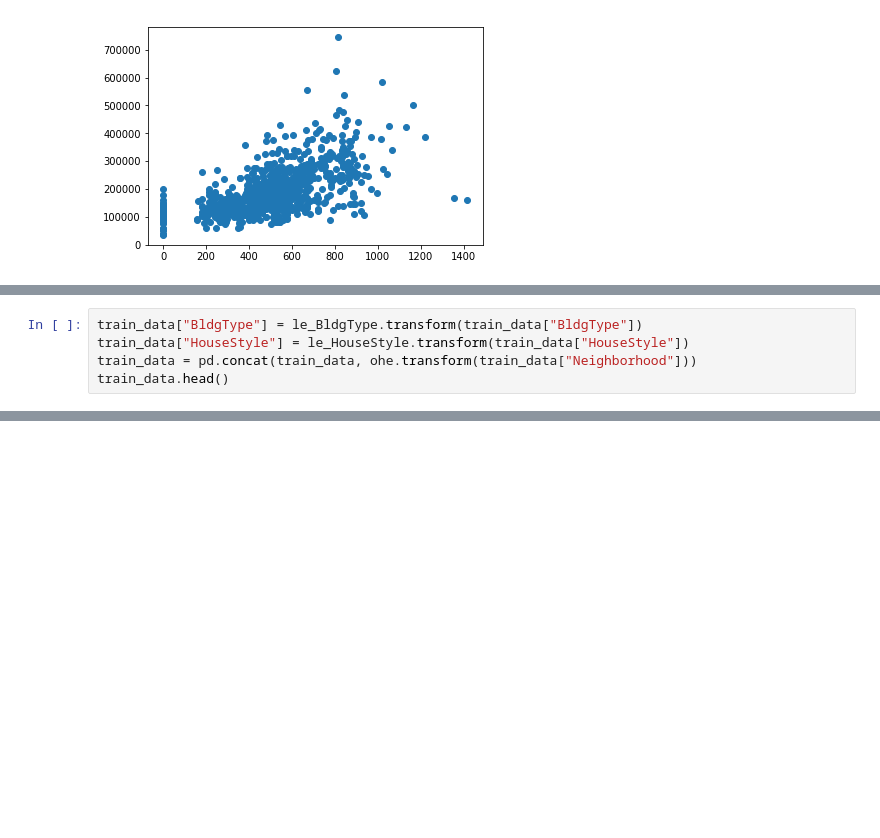
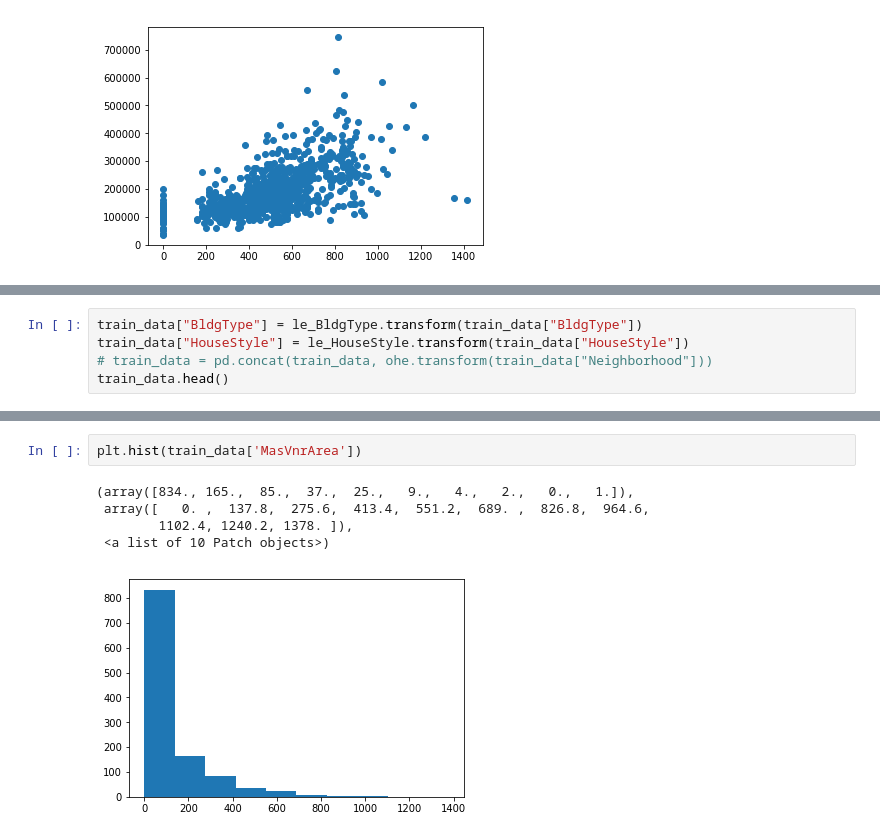
Before and after one commit to Copa6/kaggle-housing-prediction, a Jupyter notebook: house_price_prediction.ipynb, the cells around one changed output, grey strips where cells are left out. Cells and saved outputs as stored; diff of their text form; blank space fills up the shorter version.

```diff
--- a/house_price_prediction.ipynb
+++ b/house_price_prediction.ipynb
@@ -360,7 +360,7 @@ Reshape your data either using array.reshape(-1, 1) if your data has a single fe
 # %%
 train_data["BldgType"] = le_BldgType.transform(train_data["BldgType"])
 train_data["HouseStyle"] = le_HouseStyle.transform(train_data["HouseStyle"])
-train_data = pd.concat(train_data, ohe.transform(train_data["Neighborhood"]))
+# train_data = pd.concat(train_data, ohe.transform(train_data["Neighborhood"]))
 train_data.head()
 # %% [output]
 A value is trying to be set on a copy of a slice from a DataFrame.
@@ -370,0 +420,8 @@ See the caveats in the documentation: http://pandas.pydata.org/pandas-docs/stabl
+# %%
+plt.hist(train_data['MasVnrArea'])
+# %% [output]
+(array([834., 165.,  85.,  37.,  25.,   9.,   4.,   2.,   0.,   1.]),
+ array([   0. ,  137.8,  275.6,  413.4,  551.2,  689. ,  826.8,  964.6,
+        1102.4, 1240.2, 1378. ]),
+ <a list of 10 Patch objects>)
+[figure, added]
```
Also changed, not shown: parts of 18 cells of this notebook, 1 other file.
